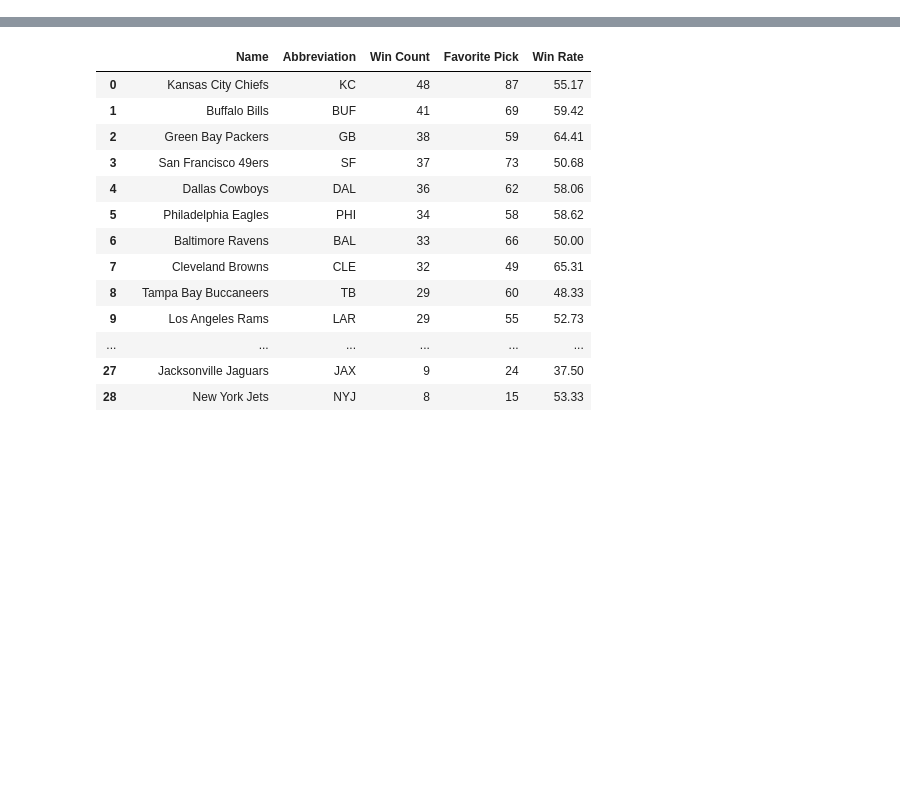
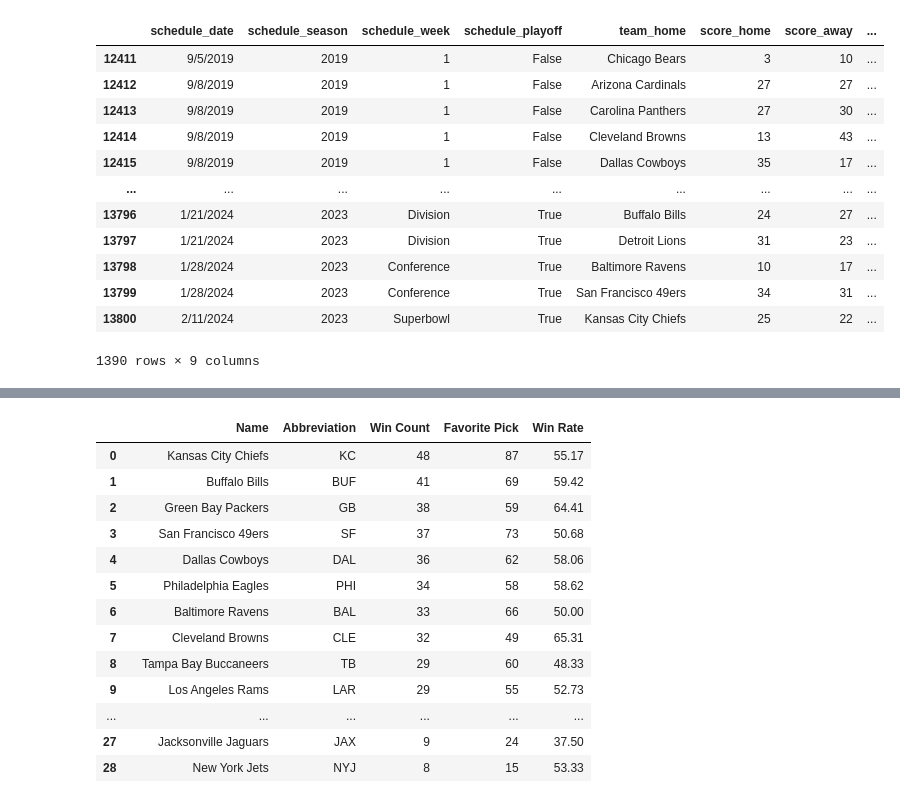
Before and after one commit to tarsian/Group_1-Project_1, a Jupyter notebook: NFL Betting/NFL_betting(Kwangho).ipynb, the cells around one changed output, grey strips where cells are left out. Drawn from its saved outputs; the diff is of its cells as text; code cells hidden in the pictures; blank space fills up the shorter version.

```diff
--- a/NFL Betting/NFL_betting(Kwangho).ipynb
+++ b/NFL Betting/NFL_betting(Kwangho).ipynb
@@ -13,10 +27,24 @@ nfl_teams_df = pd.read_csv(nfl_teams_file)
 # %%
 # Data cleaning and filtering
 nfl_teams_df['Abbreviation'] = nfl_teams_df['Abbreviation'].replace('LV', 'LVR')
 last_5_years_df = spreadspoke_scores_df[spreadspoke_scores_df['schedule_season'] >= 2019]
 clean_df = last_5_years_df.drop(columns=['stadium', 'stadium_neutral', 'weather_temperature', 'weather_wind_mph',
                               'weather_humidity', 'weather_detail', 'spread_favorite', 'over_under_line'])
-# clean_df
+clean_df
+# %% [output]
+|  | schedule_date | schedule_season | schedule_week | schedule_playoff | team_home | score_home | score_away | ... |
+| 12411 | 9/5/2019 | 2019 | 1 | False | Chicago Bears | 3 | 10 | ... |
+| 12412 | 9/8/2019 | 2019 | 1 | False | Arizona Cardinals | 27 | 27 | ... |
+| 12413 | 9/8/2019 | 2019 | 1 | False | Carolina Panthers | 27 | 30 | ... |
+| 12414 | 9/8/2019 | 2019 | 1 | False | Cleveland Browns | 13 | 43 | ... |
+| 12415 | 9/8/2019 | 2019 | 1 | False | Dallas Cowboys | 35 | 17 | ... |
+| ... | ... | ... | ... | ... | ... | ... | ... | ... |
+| 13796 | 1/21/2024 | 2023 | Division | True | Buffalo Bills | 24 | 27 | ... |
+| 13797 | 1/21/2024 | 2023 | Division | True | Detroit Lions | 31 | 23 | ... |
+| 13798 | 1/28/2024 | 2023 | Conference | True | Baltimore Ravens | 10 | 17 | ... |
+| 13799 | 1/28/2024 | 2023 | Conference | True | San Francisco 49ers | 34 | 31 | ... |
+| 13800 | 2/11/2024 | 2023 | Superbowl | True | Kansas City Chiefs | 25 | 22 | ... |
+1390 rows × 9 columns
 # %%
 # Count of favorite team appearances
 team_favorite_count_df = pd.DataFrame(columns=['Abbreviation', 'Favorite Pick'])
```
Also changed, not shown: parts of 4 cells of this notebook.
